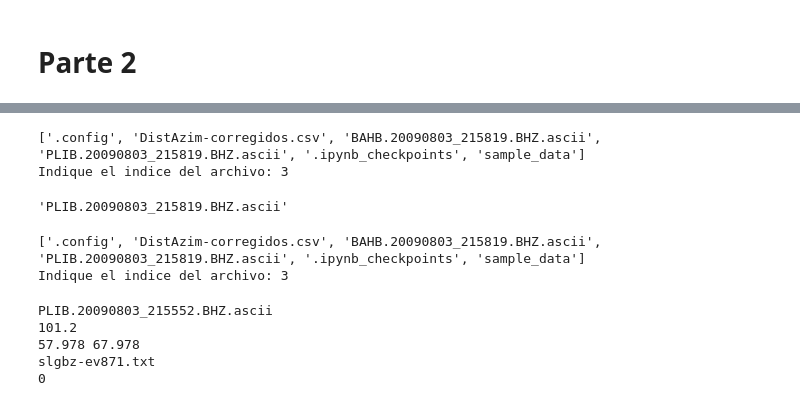
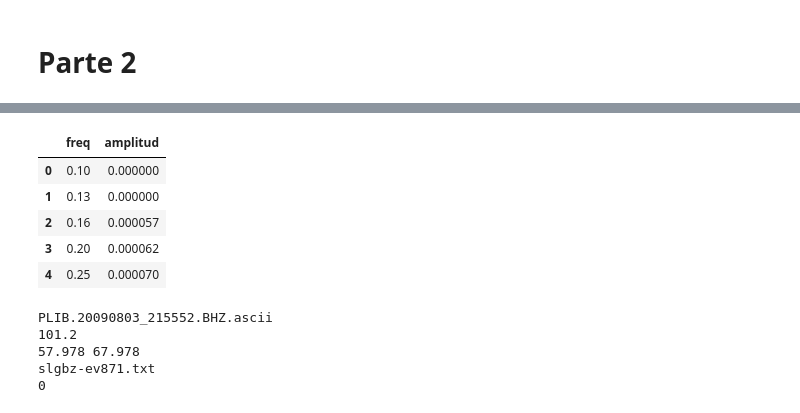
Before and after one commit to jtracos/Helper, a Jupyter notebook: ImplementacionJSON.ipynb, the cells around one changed output, grey strips where cells are left out. Saved outputs shown, nothing was run; the diff lists cells and outputs as text; code cells hidden in the pictures.

```diff
--- a/ImplementacionJSON.ipynb
+++ b/ImplementacionJSON.ipynb
@@ -194,0 +158,14 @@ with open(file, mode = "w") as f:
+# %%
+df_temp['amplitud'] = df_temp.replace({
+    -1.000:0.0
+}).apply(lambda row: np.sqrt(row[1]**2 + row[2]**2), axis=1)
+
+df_temp = df_temp.drop(['amp0', 'amp1'], axis = 1)
+df_temp.head()
+# %% [output]
+|  | freq | amplitud |
+| 0 | 0.10 | 0.000000 |
+| 1 | 0.13 | 0.000000 |
+| 2 | 0.16 | 0.000057 |
+| 3 | 0.20 | 0.000062 |
+| 4 | 0.25 | 0.000070 |
@@ -228,10 +207,3 @@ def apply_all(path, regex = "XX_[A-Z]{4}__[A-Z]{3}_"):
   #return rename
   with open(abs_path, mode = "w" ) as f:
     f.write(renamed)
-# %%
-file  = select_file("/content/")
-file
-# %% [output]
-['.config', 'DistAzim-corregidos.csv', 'BAHB.20090803_215819.BHZ.ascii', 'PLIB.20090803_215819.BHZ.ascii', '.ipynb_checkpoints', 'sample_data']
-Indique el indice del archivo: 3
-'PLIB.20090803_215819.BHZ.ascii'
@@ -240,8 +210,3 @@ set_colname(file)
-# %%
-apply_all("/content/")
-# %% [output]
-['.config', 'DistAzim-corregidos.csv', 'BAHB.20090803_215819.BHZ.ascii', 'PLIB.20090803_215819.BHZ.ascii', '.ipynb_checkpoints', 'sample_data']
-Indique el indice del archivo: 3
 # %%
 #Sin expresiones regulares
 def select_file(path):
```
Also changed, not shown: parts of 27 cells of this notebook.
